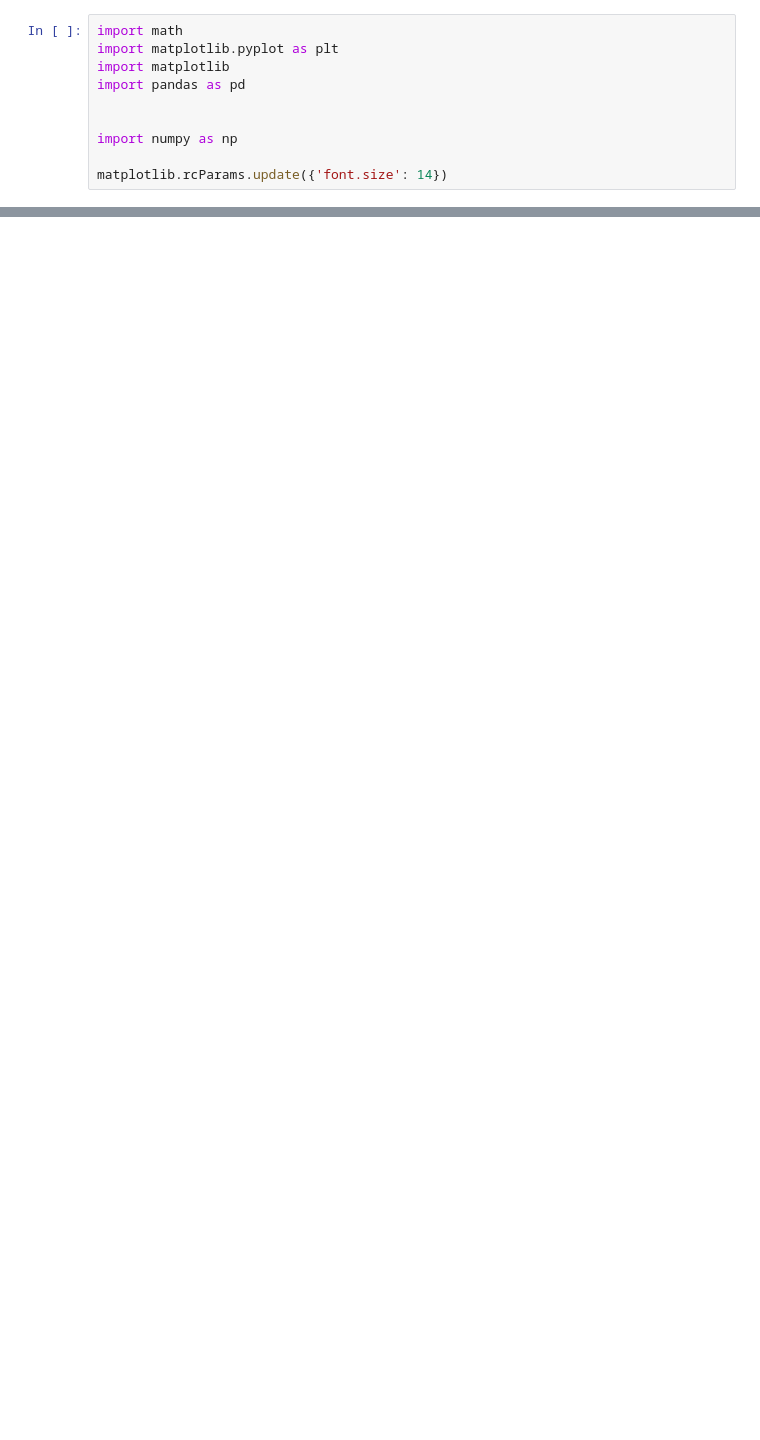
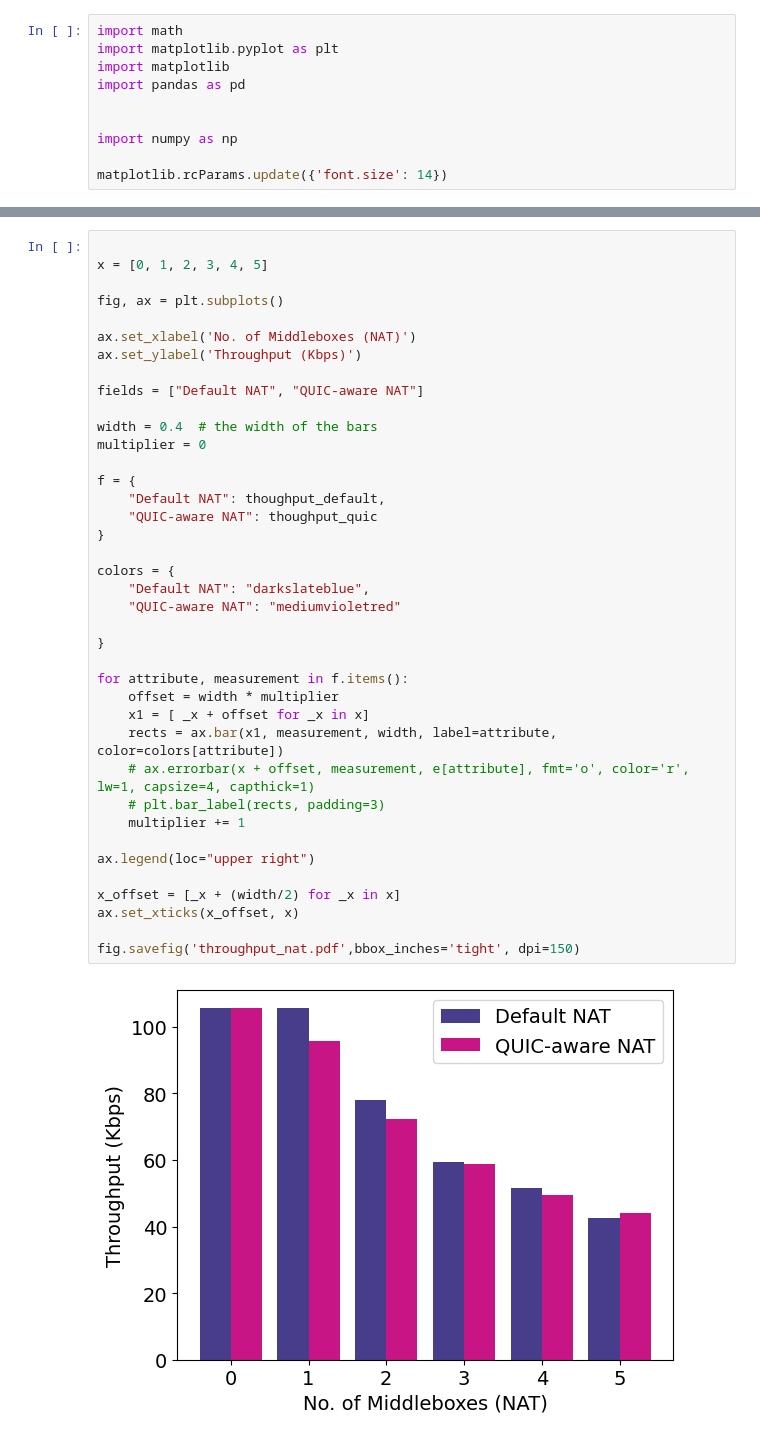
Before and after one commit to hari-19/quic-aware-middlebox, a Jupyter notebook: throughput_analyis.ipynb, the cells around one changed output, grey strips where cells are left out. Cells and saved outputs as stored; diff of their text form; blank space fills up the shorter version.

```diff
--- a/throughput_analyis.ipynb
+++ b/throughput_analyis.ipynb
@@ -40,0 +41,41 @@ plt.savefig('throughput_nat.pdf',bbox_inches='tight', dpi=150)
+# %%
+
+x = [0, 1, 2, 3, 4, 5]
+
+fig, ax = plt.subplots()
+
+ax.set_xlabel('No. of Middleboxes (NAT)')
+ax.set_ylabel('Throughput (Kbps)')
+
+fields = ["Default NAT", "QUIC-aware NAT"]
+
+width = 0.4  # the width of the bars
+multiplier = 0
+
+f = {
+    "Default NAT": thoughput_default,
+    "QUIC-aware NAT": thoughput_quic
+}
+
+colors = {
+    "Default NAT": "darkslateblue",
+    "QUIC-aware NAT": "mediumvioletred"
+
+}
+
+for attribute, measurement in f.items():
+    offset = width * multiplier
+    x1 = [ _x + offset for _x in x]
+    rects = ax.bar(x1, measurement, width, label=attribute, color=colors[attribute])
+    # ax.errorbar(x + offset, measurement, e[attribute], fmt='o', color='r', lw=1, capsize=4, capthick=1)
+    # plt.bar_label(rects, padding=3)
+    multiplier += 1
+
+ax.legend(loc="upper right")
+
+x_offset = [_x + (width/2) for _x in x]
+ax.set_xticks(x_offset, x)
+
+fig.savefig('throughput_nat.pdf',bbox_inches='tight', dpi=150)
+# %% [output]
+[figure, added]
```
Also changed, not shown: parts of 3 cells of this notebook, 1 other file.
